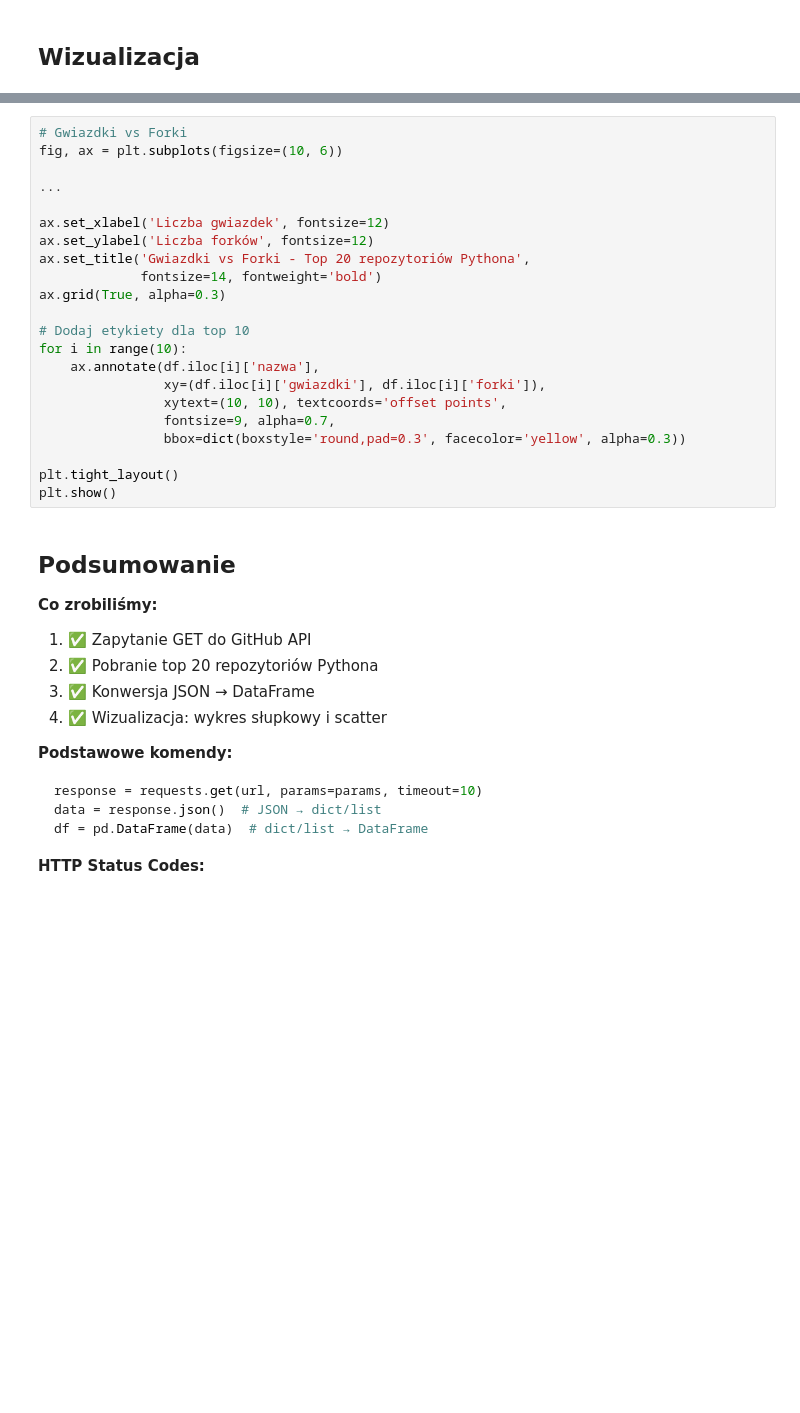
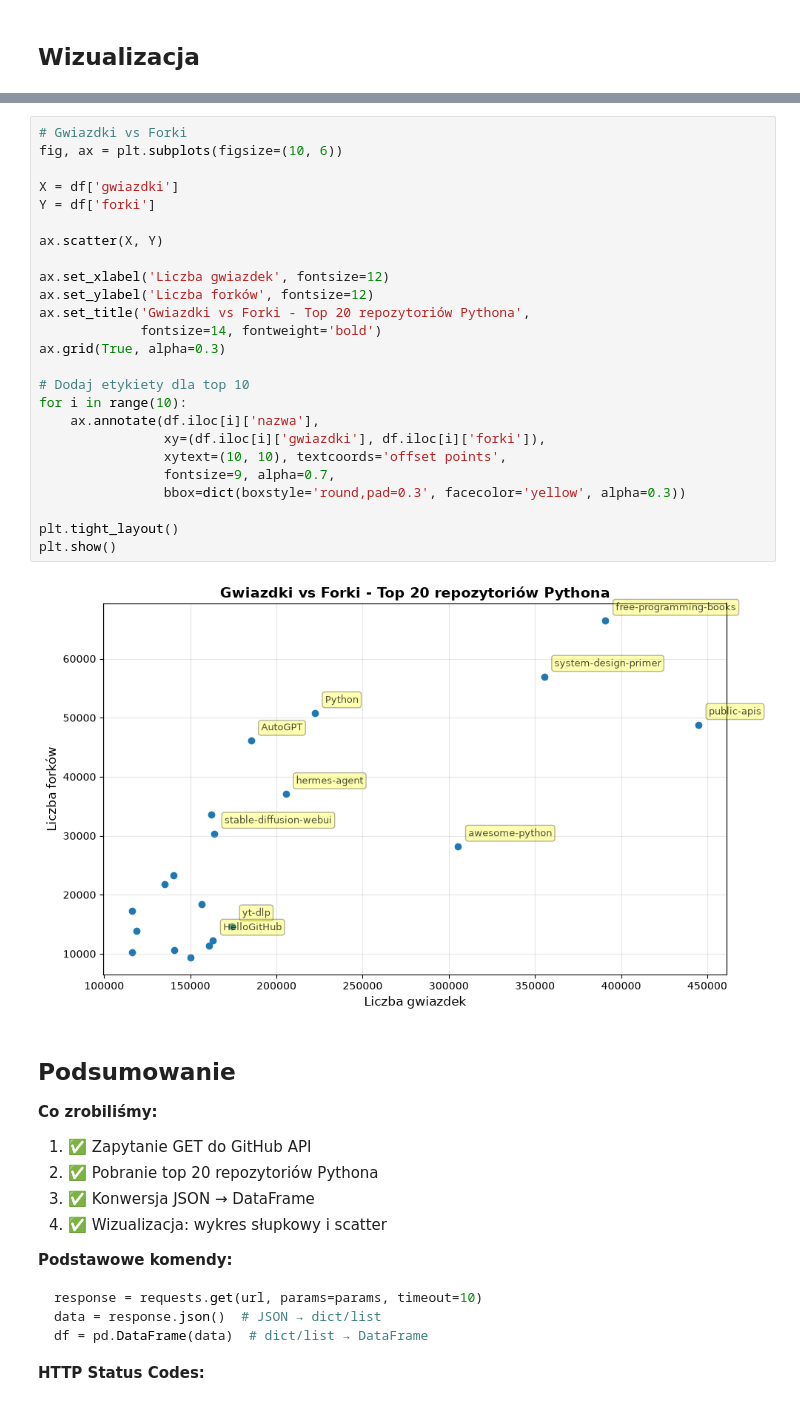
Before and after one commit to jgrynczewski/python-data-visualization, a Jupyter notebook: 00_extras/data_sources/04_api.ipynb, the cells around one changed output, grey strips where cells are left out. Drawn from its saved outputs; the diff is of its cells as text; blank space fills up the shorter version.

```diff
--- a/00_extras/data_sources/04_api.ipynb
+++ b/00_extras/data_sources/04_api.ipynb
@@ -94,25 +141,30 @@ plt.show()
 # %%
 # Gwiazdki vs Forki
 fig, ax = plt.subplots(figsize=(10, 6))
 
-...
+X = df['gwiazdki']
+Y = df['forki']
+
+ax.scatter(X, Y)
 
 ax.set_xlabel('Liczba gwiazdek', fontsize=12)
 ax.set_ylabel('Liczba forków', fontsize=12)
 ax.set_title('Gwiazdki vs Forki - Top 20 repozytoriów Pythona',
              fontsize=14, fontweight='bold')
 ax.grid(True, alpha=0.3)
 
 # Dodaj etykiety dla top 10
 for i in range(10):
     ax.annotate(df.iloc[i]['nazwa'],
                 xy=(df.iloc[i]['gwiazdki'], df.iloc[i]['forki']),
                 xytext=(10, 10), textcoords='offset points',
                 fontsize=9, alpha=0.7,
                 bbox=dict(boxstyle='round,pad=0.3', facecolor='yellow', alpha=0.3))
 
 plt.tight_layout()
 plt.show()
+# %% [output]
+[figure, added]
 # %% [markdown]
 ## Podsumowanie
 
```
Also changed, not shown: parts of 5 cells of this notebook, 13 other files.
